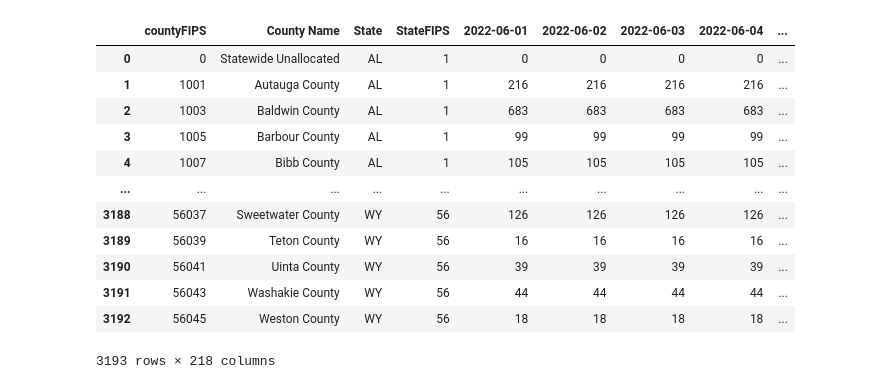
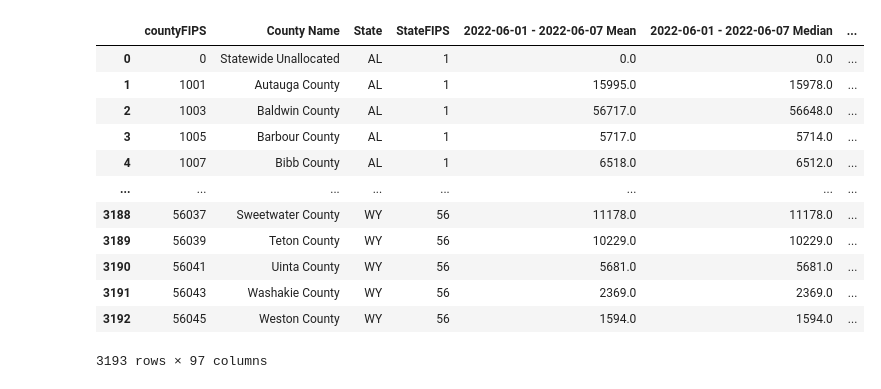
Before and after one commit to lajolico/405-project, a Jupyter notebook: Stage II/Team_work/country_comparison.ipynb, the cells around one changed output. Saved outputs shown, nothing was run; the diff lists cells and outputs as text; code cells hidden in the pictures.

Commit message:
Added filtering of the data and grouping based on mean (rounded to nearest integer), median, and mode

```diff
--- a/Stage II/Team_work/country_comparison.ipynb
+++ b/Stage II/Team_work/country_comparison.ipynb
@@ -23,20 +3,33 @@ confirmed
-# %%
-deaths = pd.read_csv("data/covid_deaths_usafacts.csv")
-deaths = deaths.drop(deaths.iloc[:, 4 : 865], axis=1)
-deaths = deaths.drop(deaths.iloc[:, 218 : 234], axis=1)
-
-deaths
-# %% [output]
-|  | countyFIPS | County Name | State | StateFIPS | 2022-06-01 | 2022-06-02 | 2022-06-03 | 2022-06-04 | ... |
-| 0 | 0 | Statewide Unallocated | AL | 1 | 0 | 0 | 0 | 0 | ... |
-| 1 | 1001 | Autauga County | AL | 1 | 216 | 216 | 216 | 216 | ... |
-| 2 | 1003 | Baldwin County | AL | 1 | 683 | 683 | 683 | 683 | ... |
-| 3 | 1005 | Barbour County | AL | 1 | 99 | 99 | 99 | 99 | ... |
-| 4 | 1007 | Bibb County | AL | 1 | 105 | 105 | 105 | 105 | ... |
-| ... | ... | ... | ... | ... | ... | ... | ... | ... | ... |
-| 3188 | 56037 | Sweetwater County | WY | 56 | 126 | 126 | 126 | 126 | ... |
-| 3189 | 56039 | Teton County | WY | 56 | 16 | 16 | 16 | 16 | ... |
-| 3190 | 56041 | Uinta County | WY | 56 | 39 | 39 | 39 | 39 | ... |
-| 3191 | 56043 | Washakie County | WY | 56 | 44 | 44 | 44 | 44 | ... |
-| 3192 | 56045 | Weston County | WY | 56 | 18 | 18 | 18 | 18 | ... |
-3193 rows × 218 columns
+# %%
+confirmed = pd.read_csv("data/covid_confirmed_usafacts.csv")
+confirmed = confirmed.drop(confirmed.iloc[:, 4 : 865], axis=1)
+confirmed = confirmed.drop(confirmed.iloc[:, 218 : 234], axis=1)
+
+column_names = confirmed.columns[4:]
+column_groups = [column_names[i:i+7] for i in range(0, len(column_names), 7)]
+
+for group in column_groups:
+    group_mean = confirmed[group].mean(axis=1).round()
+    group_median = confirmed[group].median(axis=1).round()
+    group_mode = confirmed[group].mode(axis=1)[0]
+    confirmed[f"{group[0]} - {group[-1]} Mean"] = group_mean
+    confirmed[f"{group[0]} - {group[-1]} Median"] = group_median
+    confirmed[f"{group[0]} - {group[-1]} Mode"] = group_mode
+
+confirmed = confirmed.drop(confirmed.iloc[:, 4 : 218], axis=1)
+
+confirmed
+# %% [output]
+|  | countyFIPS | County Name | State | StateFIPS | 2022-06-01 - 2022-06-07 Mean | 2022-06-01 - 2022-06-07 Median | ... |
+| 0 | 0 | Statewide Unallocated | AL | 1 | 0.0 | 0.0 | ... |
+| 1 | 1001 | Autauga County | AL | 1 | 15995.0 | 15978.0 | ... |
+| 2 | 1003 | Baldwin County | AL | 1 | 56717.0 | 56648.0 | ... |
+| 3 | 1005 | Barbour County | AL | 1 | 5717.0 | 5714.0 | ... |
+| 4 | 1007 | Bibb County | AL | 1 | 6518.0 | 6512.0 | ... |
+| ... | ... | ... | ... | ... | ... | ... | ... |
+| 3188 | 56037 | Sweetwater County | WY | 56 | 11178.0 | 11178.0 | ... |
+| 3189 | 56039 | Teton County | WY | 56 | 10229.0 | 10229.0 | ... |
+| 3190 | 56041 | Uinta County | WY | 56 | 5681.0 | 5681.0 | ... |
+| 3191 | 56043 | Washakie County | WY | 56 | 2369.0 | 2369.0 | ... |
+| 3192 | 56045 | Weston County | WY | 56 | 1594.0 | 1594.0 | ... |
+3193 rows × 97 columns
```
Also changed, not shown: parts of 2 cells of this notebook.
